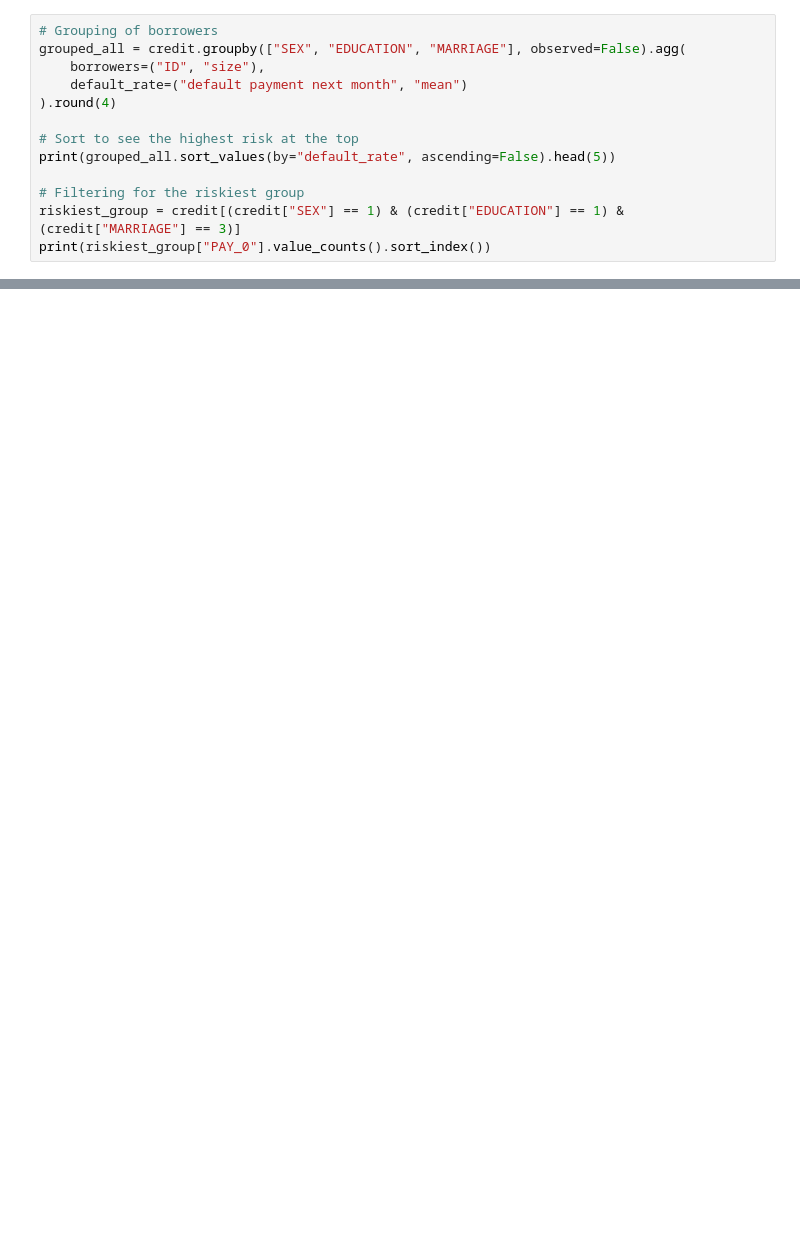
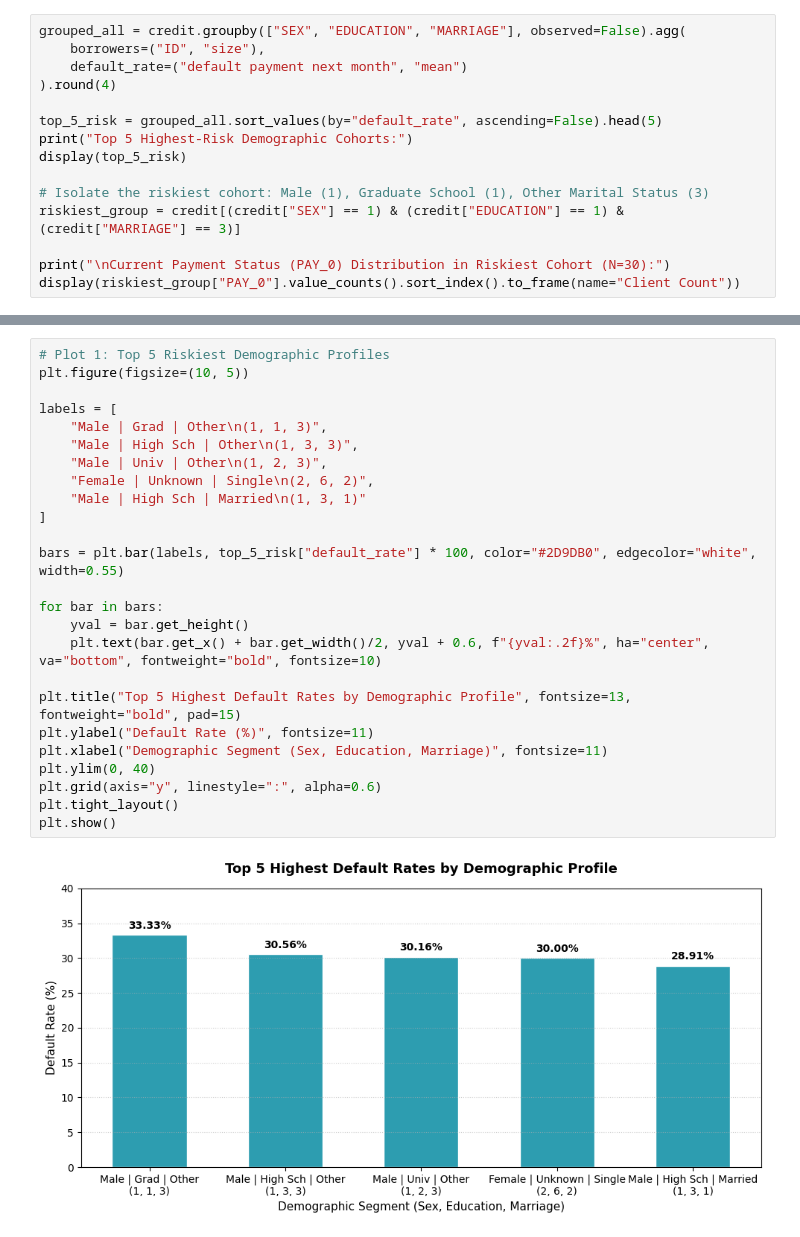
Before and after one commit to loulakanani/machine-learning-in-finance, a Jupyter notebook: 02_Demographic_Vulnerabilities_and_Payment_Delay_Patterns.ipynb, the cells around one changed output, grey strips where cells are left out. Cells and saved outputs as stored; diff of their text form; blank space fills up the shorter version.

```diff
--- a/02_Demographic_Vulnerabilities_and_Payment_Delay_Patterns.ipynb
+++ b/02_Demographic_Vulnerabilities_and_Payment_Delay_Patterns.ipynb
@@ -80,14 +79,16 @@ PAY_0           0.0        8.0       1.0
 # %%
-# Grouping of borrowers
 grouped_all = credit.groupby(["SEX", "EDUCATION", "MARRIAGE"], observed=False).agg(
     borrowers=("ID", "size"),
     default_rate=("default payment next month", "mean")
 ).round(4)
 
-# Sort to see the highest risk at the top
-print(grouped_all.sort_values(by="default_rate", ascending=False).head(5))
+top_5_risk = grouped_all.sort_values(by="default_rate", ascending=False).head(5)
+print("Top 5 Highest-Risk Demographic Cohorts:")
+display(top_5_risk)
 
-# Filtering for the riskiest group
+# Isolate the riskiest cohort: Male (1), Graduate School (1), Other Marital Status (3)
 riskiest_group = credit[(credit["SEX"] == 1) & (credit["EDUCATION"] == 1) & (credit["MARRIAGE"] == 3)]
-print(riskiest_group["PAY_0"].value_counts().sort_index())
+
+print("\nCurrent Payment Status (PAY_0) Distribution in Riskiest Cohort (N=30):")
+display(riskiest_group["PAY_0"].value_counts().sort_index().to_frame(name="Client Count"))
 # %% [output]
@@ -151,0 +113,27 @@ Generative artificial intelligence was used as an interactive coding assistant t
+# %%
+# Plot 1: Top 5 Riskiest Demographic Profiles
+plt.figure(figsize=(10, 5))
+
+labels = [
+    "Male | Grad | Other\n(1, 1, 3)",
+    "Male | High Sch | Other\n(1, 3, 3)",
+    "Male | Univ | Other\n(1, 2, 3)",
+    "Female | Unknown | Single\n(2, 6, 2)",
+    "Male | High Sch | Married\n(1, 3, 1)"
+]
+
+bars = plt.bar(labels, top_5_risk["default_rate"] * 100, color="#2D9DB0", edgecolor="white", width=0.55)
+
+for bar in bars:
+    yval = bar.get_height()
+    plt.text(bar.get_x() + bar.get_width()/2, yval + 0.6, f"{yval:.2f}%", ha="center", va="bottom", fontweight="bold", fontsize=10)
+
+plt.title("Top 5 Highest Default Rates by Demographic Profile", fontsize=13, fontweight="bold", pad=15)
+plt.ylabel("Default Rate (%)", fontsize=11)
+plt.xlabel("Demographic Segment (Sex, Education, Marriage)", fontsize=11)
+plt.ylim(0, 40)
+plt.grid(axis="y", linestyle=":", alpha=0.6)
+plt.tight_layout()
+plt.show()
+# %% [output]
+[figure, added]
```
Also changed, not shown: parts of 29 cells of this notebook.
